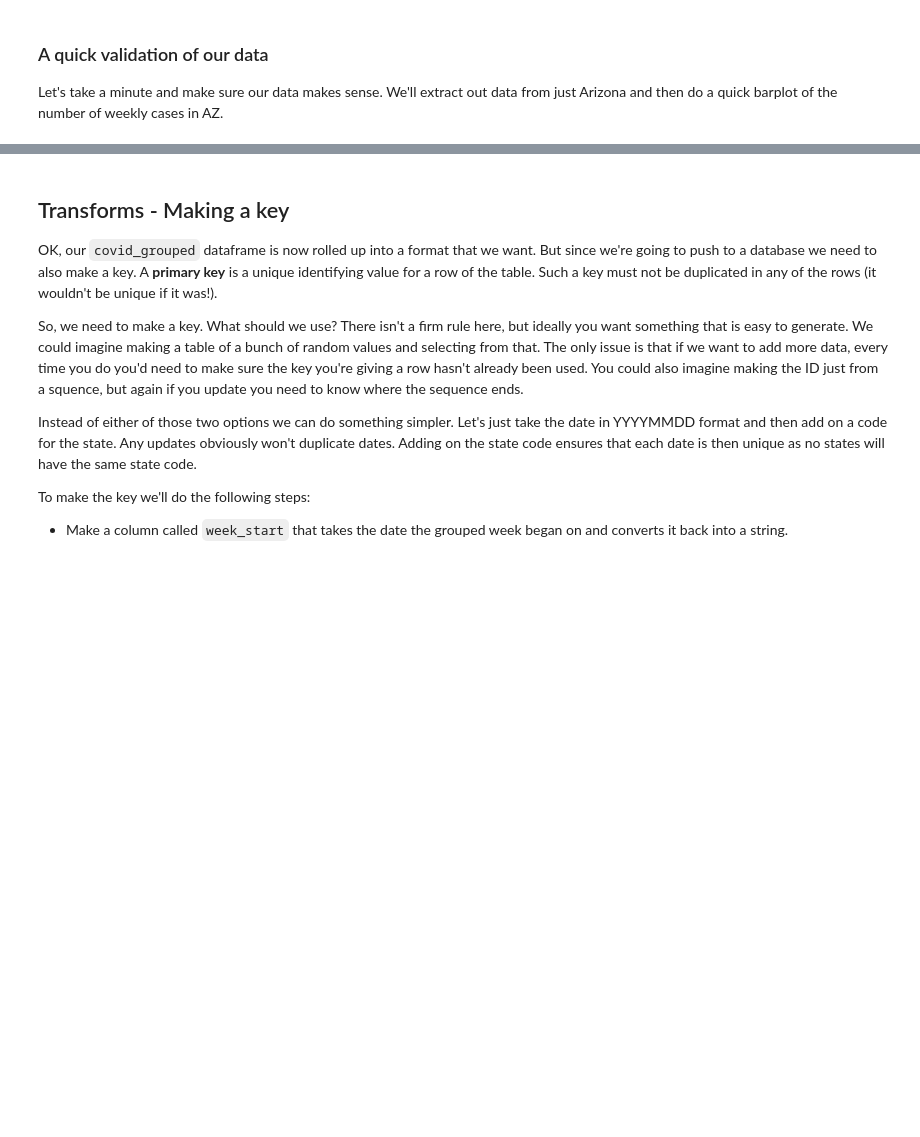
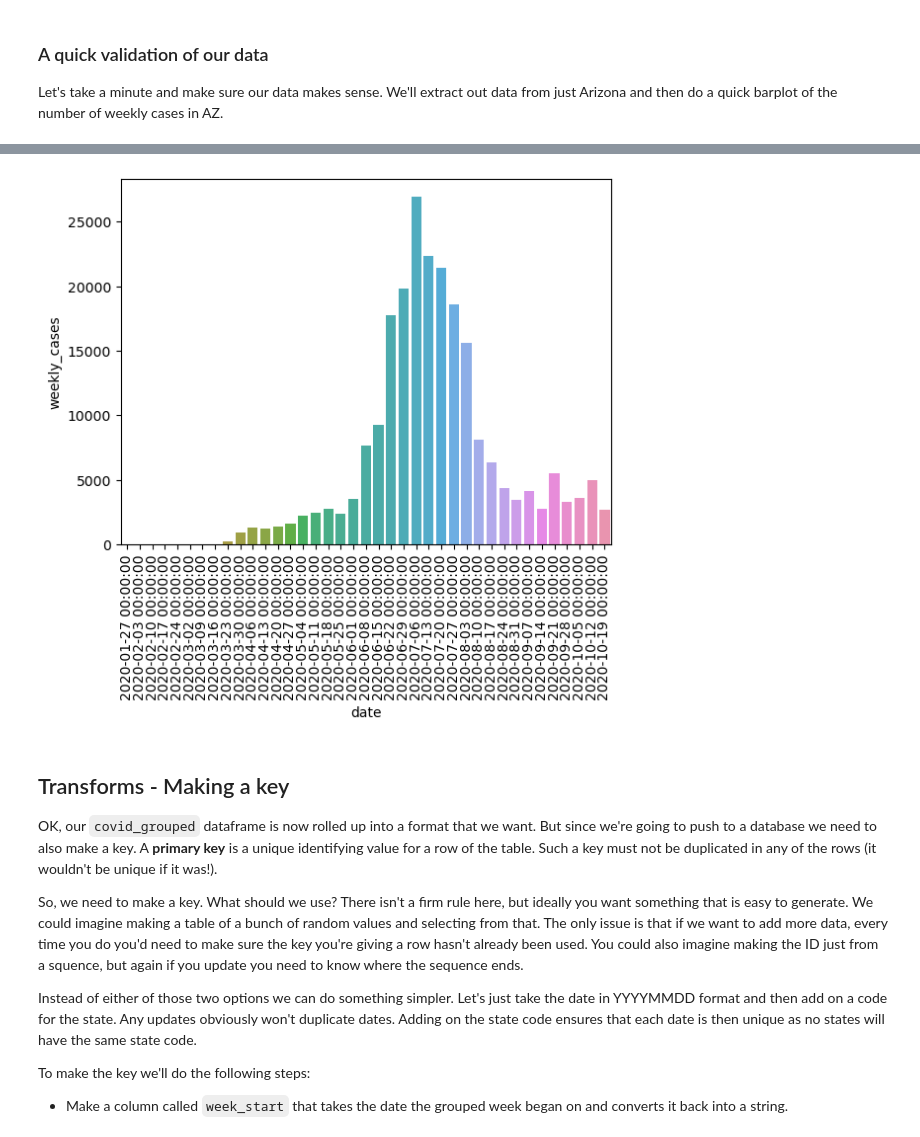
Before and after one commit to alostmathematician/ISTA-366, a Jupyter notebook: NB6_ISTA_322_S23_Simple_ETL_blank.ipynb, the cells around one changed output, grey strips where cells are left out. Cells and saved outputs as stored; diff of their text form; code cells hidden in the pictures; blank space fills up the shorter version.

```diff
--- a/NB6_ISTA_322_S23_Simple_ETL_blank.ipynb
+++ b/NB6_ISTA_322_S23_Simple_ETL_blank.ipynb
@@ -109,8 +192,13 @@ az_data = covid_grouped[covid_grouped['state'] == 'Arizona']
 # %%
 # Make barplot using seaborn
 # The x-axis is a mess but data look right based on what we know about Covid in AZ
 import seaborn as sns
-sns.barplot(x = 'date', y = 'weekly_cases', data = az_data)
+import matplotlib.pyplot as plt
+g = sns.barplot(x = 'date', y = 'weekly_cases', data = az_data)
+g.set_xticklabels(labels = az_data['date'],rotation=90)
+plt.show()
+# %% [output]
+[figure, added]
 # %% [markdown]
 ## Transforms - Making a key
 
```
Also changed, not shown: parts of 45 cells of this notebook.
